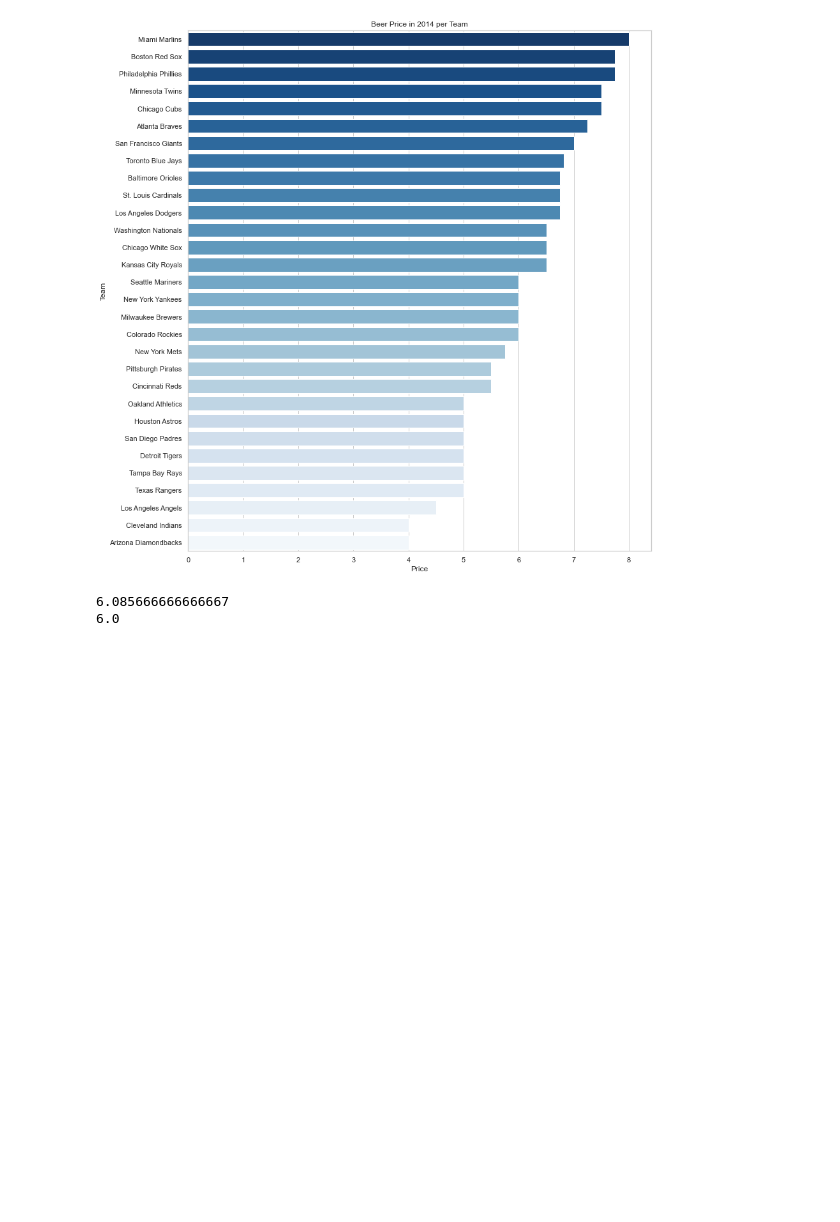
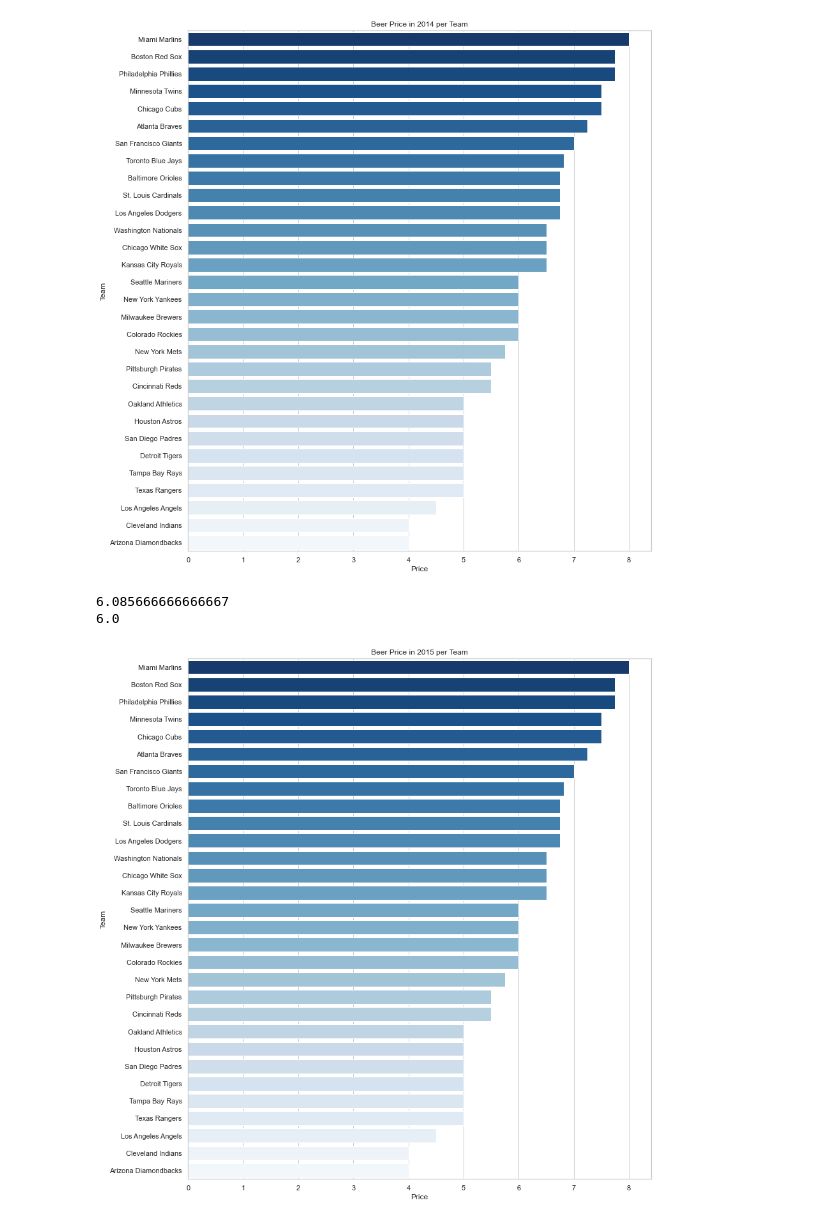
Before and after one commit to EdwinVargas22/MLB-Beer, a Jupyter notebook: Analysis.ipynb, the cells around one changed output. Drawn from its saved outputs; the diff is of its cells as text; code cells hidden in the pictures; blank space fills up the shorter version.

Commit message:
created bar chart for beer price 2015

```diff
--- a/Analysis.ipynb
+++ b/Analysis.ipynb
@@ -228,3 +228,17 @@ print(median_2014_price)
 # %% [output]
 6.085666666666667
 6.0
+# %%
+# Set the theme
+sns.set_theme(style="whitegrid")
+
+#Set the figure size
+f, ax = plt.subplots(figsize=(13, 15))
+
+# Reorder the dataset
+Beer_2015_order = Beer_2015.sort_values(['Price'], ascending=False).reset_index(drop=True)
+
+# Barplot created
+ax = sns.barplot(x="Price", y="Team", data=Beer_2015_order, orient="h", palette="Blues_r").set(title="Beer Price in 2015 per Team")
+# %% [output]
+[figure, added]
```
